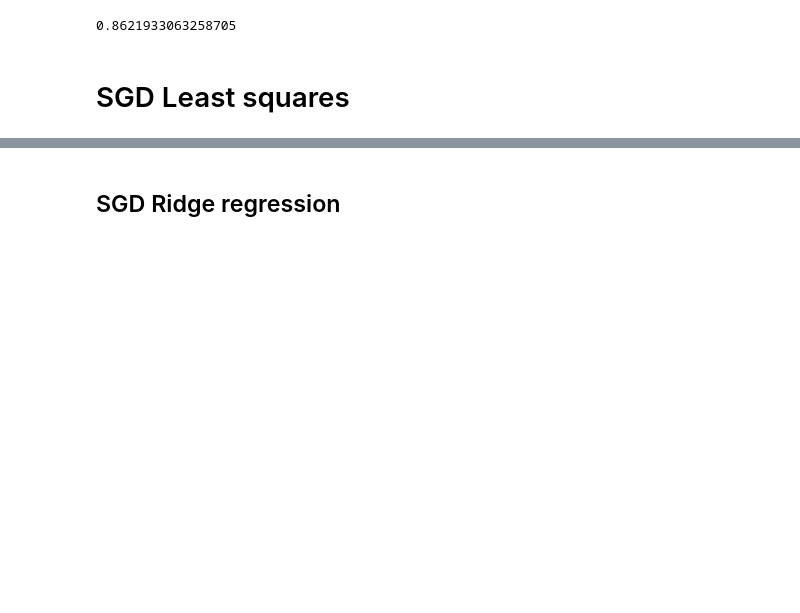
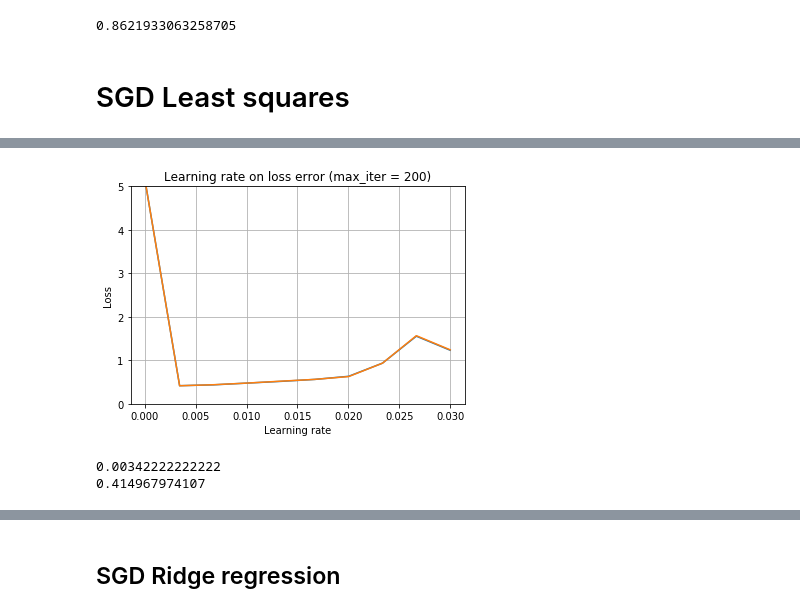
Before and after one commit to PaulineMauryL/MachineLearningProject1, a Jupyter notebook: Projet_1_Clean_from_check.ipynb, the cells around one changed output, grey strips where cells are left out. Drawn from its saved outputs; the diff is of its cells as text; code cells hidden in the pictures; blank space fills up the shorter version.

```diff
--- a/Projet_1_Clean_from_check.ipynb
+++ b/Projet_1_Clean_from_check.ipynb
@@ -149,5 +153,6 @@ def ls_sgd_hyperparam(gammas, nb_fold, x_train, y_train):
 
     return loss_valid, loss_train
 # %%
+gammas = np.linspace(0.0001, 0.03, num_intervals)
 loss_valid_sgd, loss_train_sgd = ls_sgd_hyperparam(gammas, nb_fold, x_train_no_999, y_train_no_999)
 # %% [output]
@@ -156,7 +170,9 @@ KeyboardInterrupt:
 train_sgd_mean = np.mean(loss_train_sgd, axis=1)
 valid_sgd_mean = np.mean(loss_valid_sgd, axis=1)
 # %%
-plot_train_test(train_sgd_mean, valid_sgd_mean, gammas, "Least squares SGD")
+plot_train_test(train_sgd_mean, valid_sgd_mean, gammas)
+# %% [output]
+[figure, added]
 # %%
 # Minimum values for ls_sgd
 idx = np.argmin(valid_sgd_mean)
@@ -164,4 +180,7 @@ learning_rate = gammas[idx]
 ls_sgd_loss = np.min(valid_sgd_mean)
 print(learning_rate)
 print(ls_sgd_loss)
+# %% [output]
+0.00342222222222
+0.414967974107
 # %%
```
Also changed, not shown: parts of 21 cells of this notebook.
